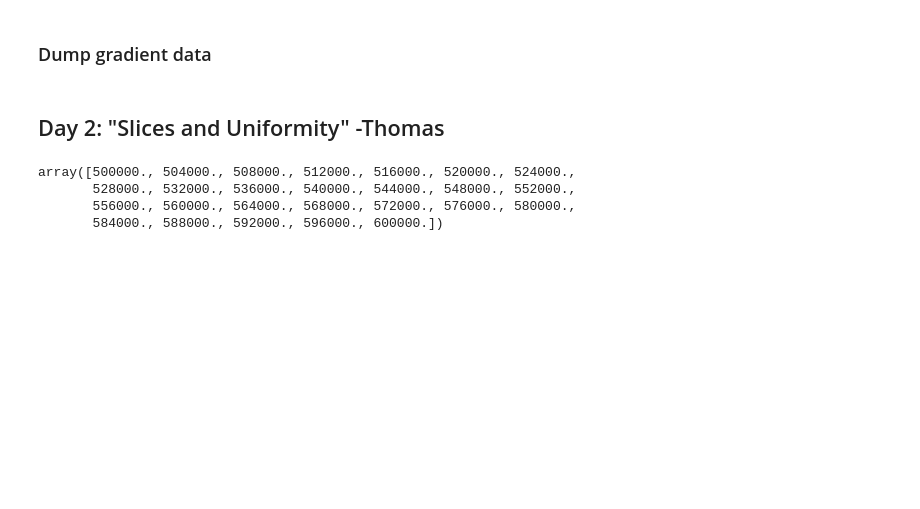
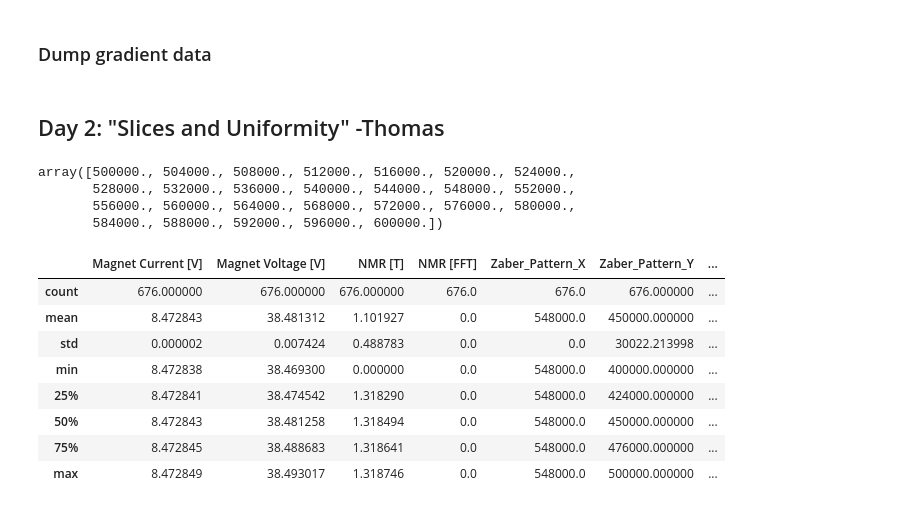
Before and after one commit to ckampa13/hallprobecalib, a Jupyter notebook: scripts/06-12-19_FNAL_Magnet_Map_Finer_2.ipynb, the cells around one changed output. Saved outputs shown, nothing was run; the diff lists cells and outputs as text; code cells hidden in the pictures; blank space fills up the shorter version.

```diff
--- a/scripts/06-12-19_FNAL_Magnet_Map_Finer_2.ipynb
+++ b/scripts/06-12-19_FNAL_Magnet_Map_Finer_2.ipynb
@@ -45,9 +45,9 @@ df.describe()
 | 75% | 8.472857 | 38.479617 | 1.318915 | 0.0 | 576000.000000 | 476000.000000 | ... |
 | max | 8.472875 | 38.520350 | 1.319720 | 0.0 | 600000.000000 | 500000.000000 | ... |
 # %%
-drops = [col for col in list(df.columns) if ("MicroStep" in col) or ("FFT" in col)]
+#drops = [col for col in list(df.columns) if ("MicroStep" in col) or ("FFT" in col)]
 
-df.drop(drops,axis=1,inplace=True)
+#df.drop(drops,axis=1,inplace=True)
 # %%
 df['NMR [T]'].plot()
 # %% [output]
@@ -578,3 +613,19 @@ for slicex in slicesx:
     fname = plotdir+f"slices/xslice_pattern_{x_slice}"#+'.pdf'
     plot(fig,filename=fname+'.html')
     pio.write_image(fig, fname+'.pdf')
+# %%
+x1 = (df_c[' Zaber_Pattern_X'] == 548000.)
+
+slicex = df_c[x1]
+# %%
+slicex.describe()
+# %% [output]
+|  | Magnet Current [V] | Magnet Voltage [V] | NMR [T] | NMR [FFT] | Zaber_Pattern_X | Zaber_Pattern_Y | ... |
+| count | 676.000000 | 676.000000 | 676.000000 | 676.0 | 676.0 | 676.000000 | ... |
+| mean | 8.472843 | 38.481312 | 1.101927 | 0.0 | 548000.0 | 450000.000000 | ... |
+| std | 0.000002 | 0.007424 | 0.488783 | 0.0 | 0.0 | 30022.213998 | ... |
+| min | 8.472838 | 38.469300 | 0.000000 | 0.0 | 548000.0 | 400000.000000 | ... |
+| 25% | 8.472841 | 38.474542 | 1.318290 | 0.0 | 548000.0 | 424000.000000 | ... |
+| 50% | 8.472843 | 38.481258 | 1.318494 | 0.0 | 548000.0 | 450000.000000 | ... |
+| 75% | 8.472845 | 38.488683 | 1.318641 | 0.0 | 548000.0 | 476000.000000 | ... |
+| max | 8.472849 | 38.493017 | 1.318746 | 0.0 | 548000.0 | 500000.000000 | ... |
```
Also changed, not shown: parts of 10 cells of this notebook, 11 other files.
